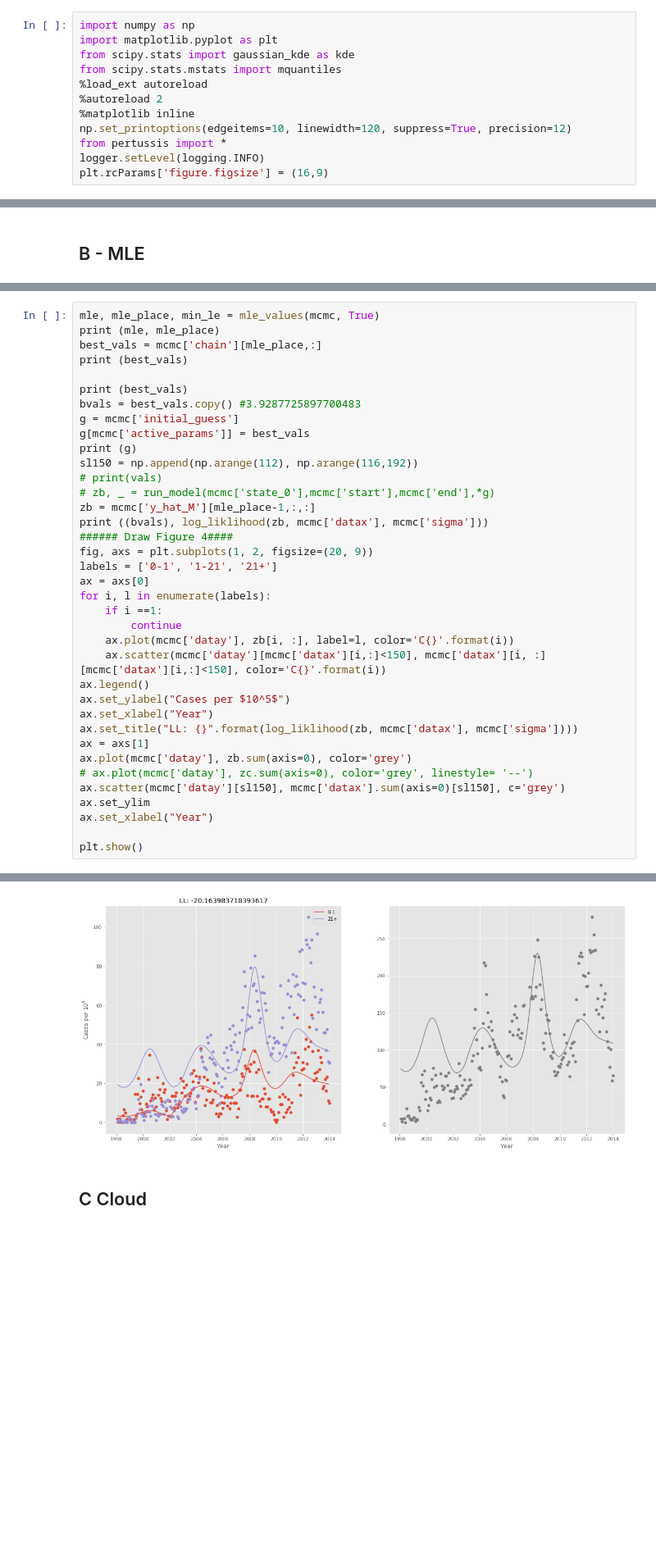
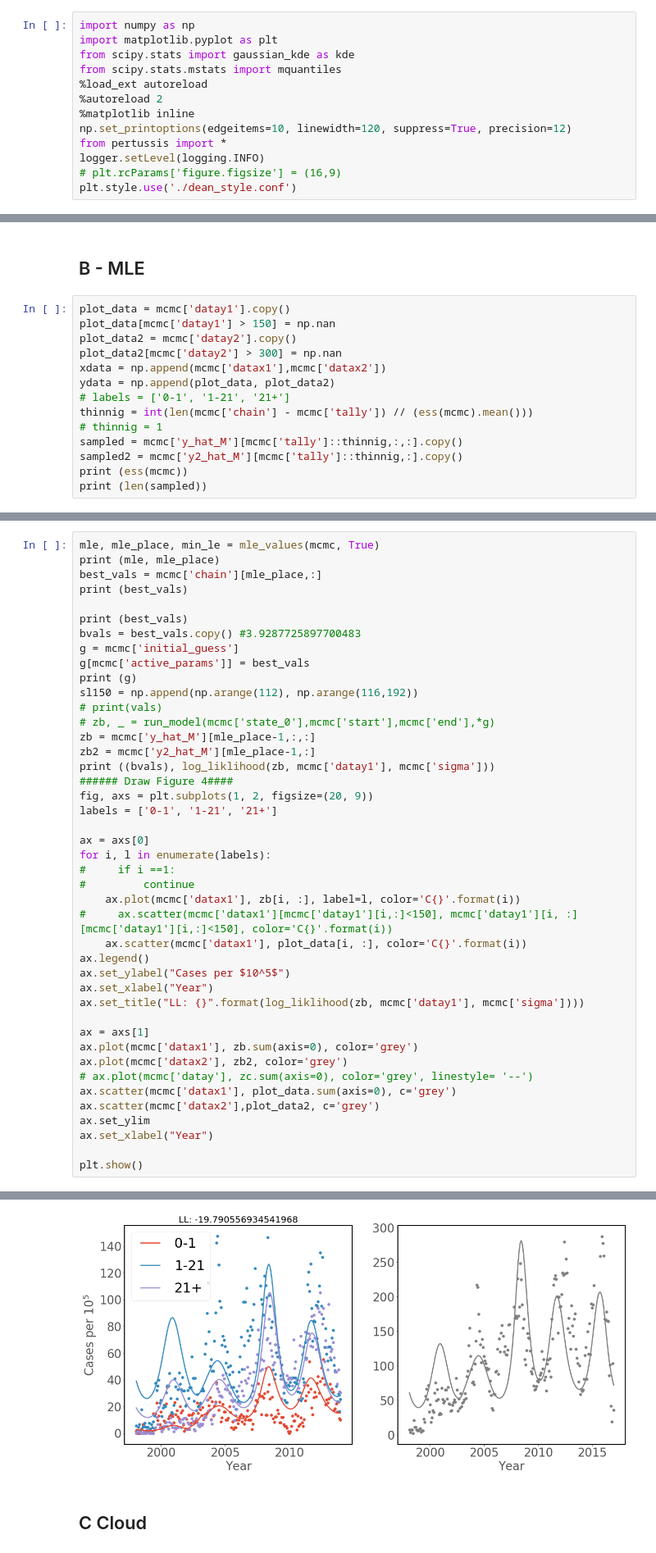
Before and after one commit to DeanLa/pertussis_model, a Jupyter notebook: _2_Analysis.ipynb, the cells around one changed output, grey strips where cells are left out. Shown at 82% size. Saved outputs shown, nothing was run; the diff lists cells and outputs as text; blank space fills up the shorter version.

```diff
--- a/_2_Analysis.ipynb
+++ b/_2_Analysis.ipynb
@@ -11,7 +11,8 @@ from scipy.stats.mstats import mquantiles
 np.set_printoptions(edgeitems=10, linewidth=120, suppress=True, precision=12)
 from pertussis import *
 logger.setLevel(logging.INFO)
-plt.rcParams['figure.figsize'] = (16,9)
+# plt.rcParams['figure.figsize'] = (16,9)
+plt.style.use('./dean_style.conf')
 # %% [output]
 The autoreload extension is already loaded. To reload it, use:
   %reload_ext autoreload
@@ -232,3 +239,17 @@ Image of Model compartments
 # Model
 # %% [markdown]
 ## B - MLE
+# %%
+plot_data = mcmc['datay1'].copy()
+plot_data[mcmc['datay1'] > 150] = np.nan
+plot_data2 = mcmc['datay2'].copy()
+plot_data2[mcmc['datay2'] > 300] = np.nan
+xdata = np.append(mcmc['datax1'],mcmc['datax2'])
+ydata = np.append(plot_data, plot_data2)
+# labels = ['0-1', '1-21', '21+']
+thinnig = int(len(mcmc['chain'] - mcmc['tally']) // (ess(mcmc).mean()))
+# thinnig = 1
+sampled = mcmc['y_hat_M'][mcmc['tally']::thinnig,:,:].copy()
+sampled2 = mcmc['y2_hat_M'][mcmc['tally']::thinnig,:].copy()
+print (ess(mcmc))
+print (len(sampled))
@@ -247,24 +273,30 @@ sl150 = np.append(np.arange(112), np.arange(116,192))
 # print(vals)
 # zb, _ = run_model(mcmc['state_0'],mcmc['start'],mcmc['end'],*g)
 zb = mcmc['y_hat_M'][mle_place-1,:,:]
-print ((bvals), log_liklihood(zb, mcmc['datax'], mcmc['sigma']))
+zb2 = mcmc['y2_hat_M'][mle_place-1,:]
+print ((bvals), log_liklihood(zb, mcmc['datay1'], mcmc['sigma']))
 ###### Draw Figure 4####
 fig, axs = plt.subplots(1, 2, figsize=(20, 9))
 labels = ['0-1', '1-21', '21+']
+
 ax = axs[0]
 for i, l in enumerate(labels):
-    if i ==1:
-        continue
-    ax.plot(mcmc['datay'], zb[i, :], label=l, color='C{}'.format(i))
-    ax.scatter(mcmc['datay'][mcmc['datax'][i,:]<150], mcmc['datax'][i, :][mcmc['datax'][i,:]<150], color='C{}'.format(i))
+#     if i ==1:
+#         continue
+    ax.plot(mcmc['datax1'], zb[i, :], label=l, color='C{}'.format(i))
+#     ax.scatter(mcmc['datax1'][mcmc['datay1'][i,:]<150], mcmc['datay1'][i, :][mcmc['datay1'][i,:]<150], color='C{}'.format(i))
+    ax.scatter(mcmc['datax1'], plot_data[i, :], color='C{}'.format(i))
 ax.legend()
 ax.set_ylabel("Cases per $10^5$")
 ax.set_xlabel("Year")
-ax.set_title("LL: {}".format(log_liklihood(zb, mcmc['datax'], mcmc['sigma'])))
+ax.set_title("LL: {}".format(log_liklihood(zb, mcmc['datay1'], mcmc['sigma'])))
+
 ax = axs[1]
-ax.plot(mcmc['datay'], zb.sum(axis=0), color='grey')
+ax.plot(mcmc['datax1'], zb.sum(axis=0), color='grey')
+ax.plot(mcmc['datax2'], zb2, color='grey')
 # ax.plot(mcmc['datay'], zc.sum(axis=0), color='grey', linestyle= '--')
-ax.scatter(mcmc['datay'][sl150], mcmc['datax'].sum(axis=0)[sl150], c='grey')
+ax.scatter(mcmc['datax1'], plot_data.sum(axis=0), c='grey')
+ax.scatter(mcmc['datax2'],plot_data2, c='grey')
 ax.set_ylim
 ax.set_xlabel("Year")
 
@@ -278,3 +310,3 @@ plt.show()
-[figure, old version]
+[figure, new version]
 # %% [markdown]
 ## C Cloud
```
Also changed, not shown: parts of 20 cells of this notebook, 13 other files.
